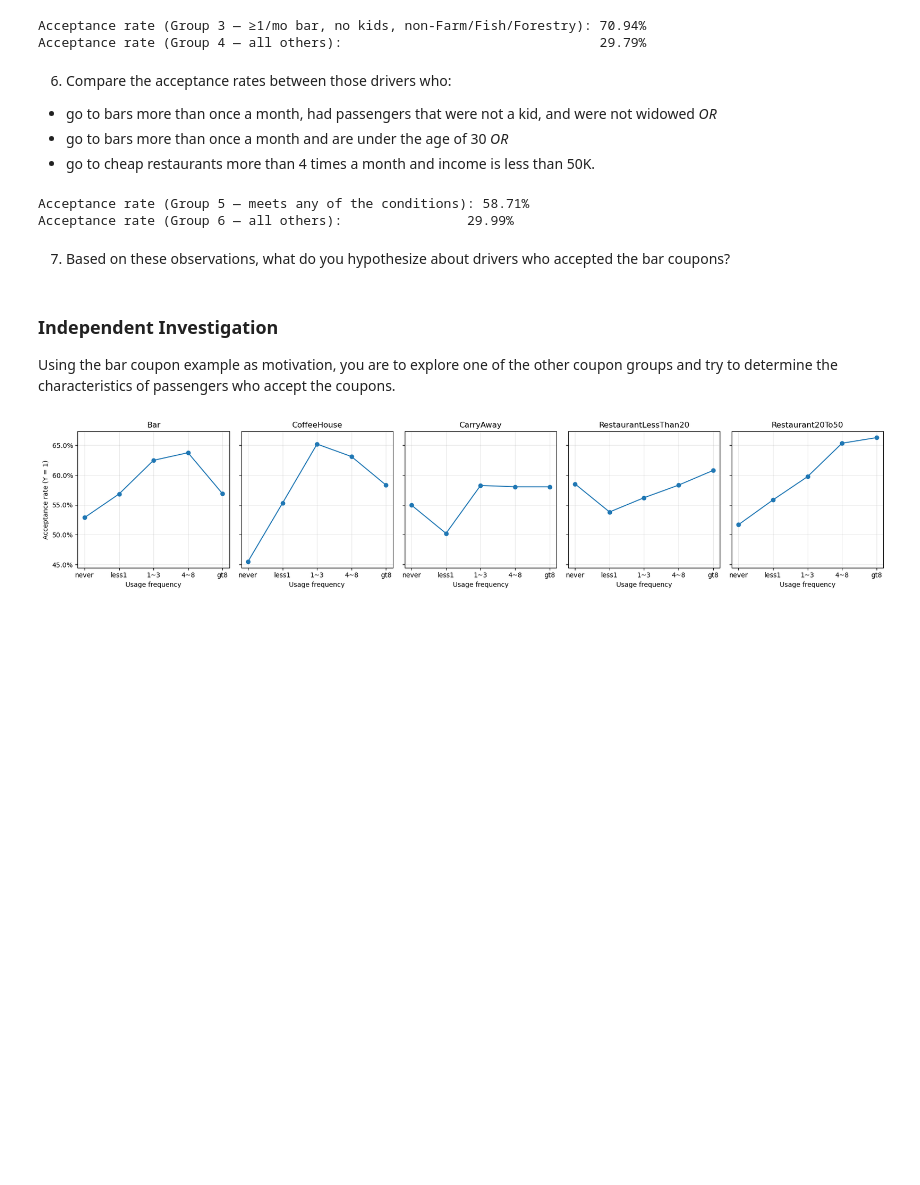
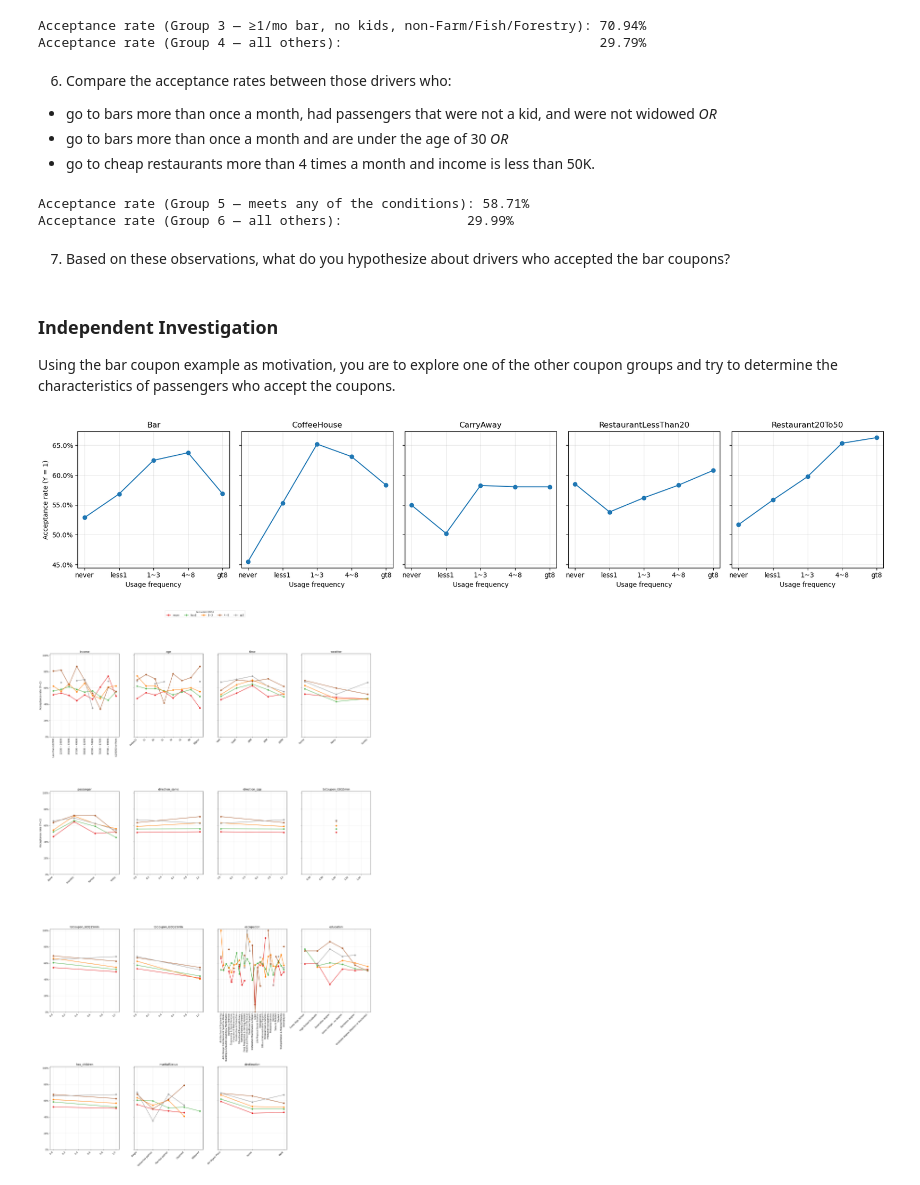
Before and after one commit to bert-pe/Coupon_Acceptance_Analysis, a Jupyter notebook: 5.1_Coupon_Analysis.ipynb, the cells around one changed output. Saved outputs shown, nothing was run; the diff lists cells and outputs as text; code cells hidden in the pictures; blank space fills up the shorter version.

Commit message:
Final Analysis in 5.1_Coupon_Analysis.ipynb

```diff
--- a/5.1_Coupon_Analysis.ipynb
+++ b/5.1_Coupon_Analysis.ipynb
@@ -668 +668,96 @@ plt.show()
 # I want to further investigate 'Restaurant20To50'
+# %%
+import numpy as np
+import matplotlib.pyplot as plt
+import matplotlib.ticker as mtick
+from pandas.api.types import CategoricalDtype
+
+# --- Ordered category definitions ---
+freq_order = ['never','less1','1~3','4~8','gt8']
+income_order = [
+    'Less than $12500', '$12500 - $24999', '$25000 - $37499', '$37500 - $49999',
+    '$50000 - $62499', '$62500 - $74999', '$75000 - $87499', '$87500 - $99999',
+    '$100000 or More'
+]
+age_order = ['below21','21','26','31','36','41','46','50plus']
+time_order = ['7AM','10AM','2PM','6PM','10PM']
+weather_order = ['Sunny','Rainy','Snowy']
+pass_order = ['Alone','Friend(s)','Partner','Kid(s)']
+edu_order = ['Some High School','High School Graduate','Associates degree',
+             'Some college - no degree','Bachelors degree',
+             'Graduate degree (Masters or Doctorate)']
+marital_order = ['Single','Unmarried partner','Married partner','Divorced','Widowed']
+dest_order = ['No Urgent Place', 'Home', 'Work']  # from your unique-values print
+
+orders = {
+    'income': income_order,
+    'age': age_order,
+    'time': time_order,
+    'weather': weather_order,
+    'passanger': pass_order,
+    'direction_same': [0,1],
+    'direction_opp': [0,1],
+    'toCoupon_GEQ5min': [0,1],
+    'toCoupon_GEQ15min': [0,1],
+    'toCoupon_GEQ25min': [0,1],
+    'occupation': sorted(data['occupation'].dropna().unique()),
+    'education': edu_order,
+    'has_children': [0,1],
+    'maritalStatus': marital_order,
+    'destination': dest_order,          # ← added
+}
+
+# Ensure ordered categoricals (only for string-typed ordered lists)
+for c, order in orders.items():
+    if c in data.columns and (len(order) == 0 or isinstance(order[0], str)):
+        data[c] = data[c].astype(CategoricalDtype(categories=order, ordered=True))
+
+# Variables to plot (now includes destination)
+to_plot = [(col, orders[col]) for col in orders if col in data.columns]
+
+# --- MUCH TALLER FIGURE ---
+rows, cols = 4, 4   # 16 panels; we’ll hide any extras if fewer variables
+fig, axes = plt.subplots(rows, cols, figsize=(24, 40), sharey=True)
+axes = axes.ravel()
+colors = plt.cm.Set1(np.linspace(0, 1, len(freq_order)))
+
+for ax, (col, order) in zip(axes, to_plot):
+    for i, level in enumerate(freq_order):
+        subset = data[data['Restaurant20To50'] == level]
+        if subset.empty:
+            continue
+        grp = subset.groupby(col)['Y']
+        rate = (grp.apply(lambda s: (s == 1).sum()) / grp.size()).reindex(order)
+        ax.plot(order, rate.values, marker='o', linewidth=2, markersize=7,
+                color=colors[i], label=level)
+
+    ax.set_title(col, fontsize=14)
+    ax.grid(alpha=0.3)
+    ax.yaxis.set_major_formatter(mtick.PercentFormatter(1.0))
+    ax.set_ylim(0, 1.02)
+    ax.tick_params(labelsize=11)
+
+# Rotate x labels
+for ax in axes:
+    title = ax.get_title()
+    for lbl in ax.get_xticklabels():
+        if title in ['income','occupation']:
+            lbl.set_rotation(90); lbl.set_ha('center')
+        else:
+            lbl.set_rotation(45); lbl.set_ha('right')
+
+# Label axes, legend, and layout
+if len(axes) > 0:
+    axes[0].set_ylabel('Acceptance rate (Y=1)', fontsize=13)
+if len(axes) > cols:
+    axes[cols].set_ylabel('Acceptance rate (Y=1)', fontsize=13)
+
+# Hide any unused panels
+for i in range(len(to_plot), len(axes)):
+    axes[i].axis('off')
+
+fig.legend(freq_order, title="Restaurant20To50", loc='upper center', ncol=5, fontsize=12)
+plt.tight_layout(rect=[0, 0, 1, 0.93])
+plt.show()
+# %% [output]
+[figure, added]
```
Also changed, not shown: parts of 7 cells of this notebook.
